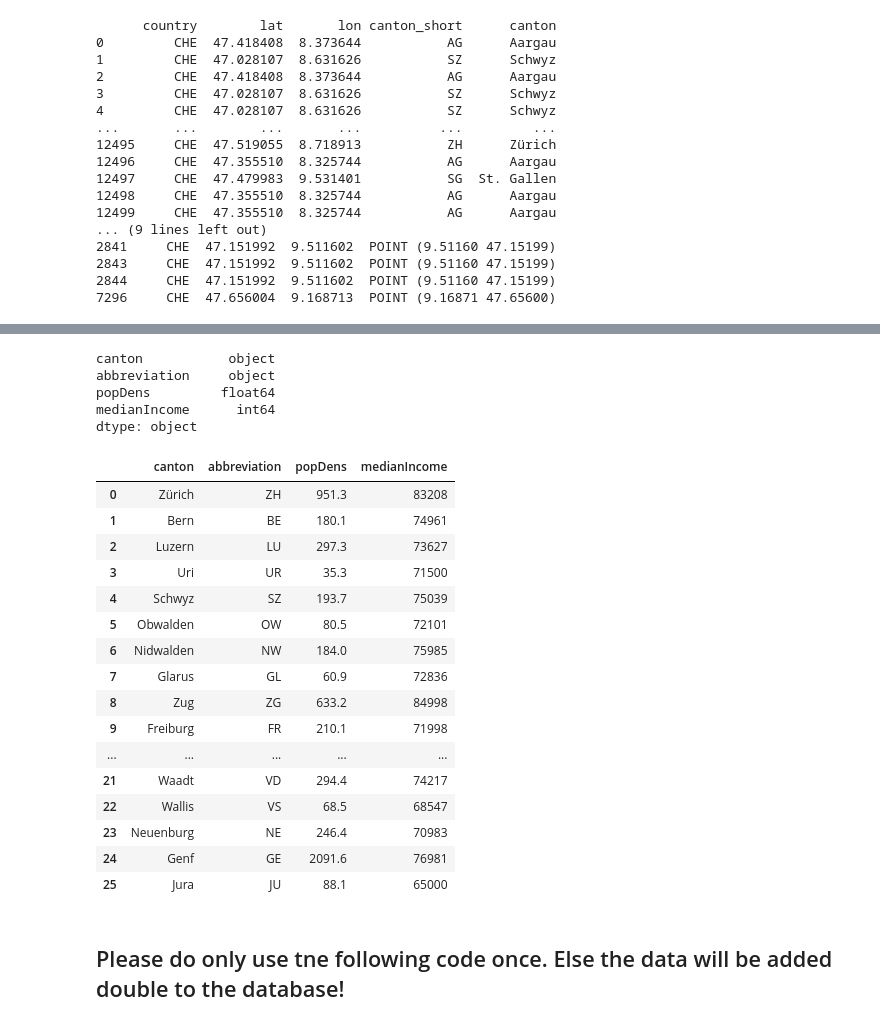
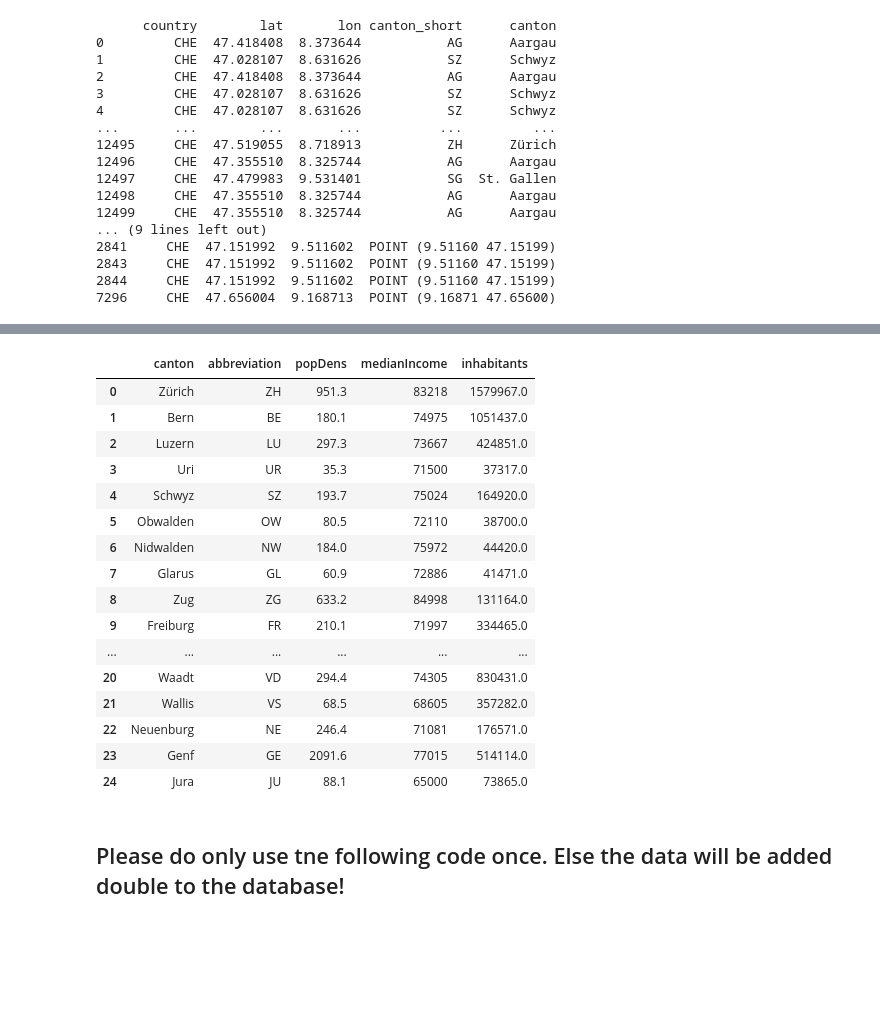
Before and after one commit to matissch/analytics_project, a Jupyter notebook: join_geodata_with_cantons.ipynb, the cells around one changed output, grey strips where cells are left out. Saved outputs shown, nothing was run; the diff lists cells and outputs as text; code cells hidden in the pictures; blank space fills up the shorter version.

```diff
--- a/join_geodata_with_cantons.ipynb
+++ b/join_geodata_with_cantons.ipynb
@@ -275,35 +310,31 @@ dtype: object
-# %%
-final_df = pd.merge(df_popDens,scrape_df, left_on='GEO_NAME', right_on='canton', how='left')
-popParameters_df = final_df[['canton', 'abbreviation', 'VALUE', 'medianIncome']]
-popParameters_df
-
-popParameters_df = popParameters_df.rename(columns={'VALUE':'popDens'})
-canton_data_df = popParameters_df
-print(canton_data_df.dtypes)
-canton_data_df
-# %% [output]
-canton           object
-abbreviation     object
-popDens         float64
-medianIncome      int64
-dtype: object
-|  | canton | abbreviation | popDens | medianIncome |
-| 0 | Zürich | ZH | 951.3 | 83208 |
-| 1 | Bern | BE | 180.1 | 74961 |
-| 2 | Luzern | LU | 297.3 | 73627 |
-| 3 | Uri | UR | 35.3 | 71500 |
-| 4 | Schwyz | SZ | 193.7 | 75039 |
-| 5 | Obwalden | OW | 80.5 | 72101 |
-| 6 | Nidwalden | NW | 184.0 | 75985 |
-| 7 | Glarus | GL | 60.9 | 72836 |
-| 8 | Zug | ZG | 633.2 | 84998 |
-| 9 | Freiburg | FR | 210.1 | 71998 |
-| ... | ... | ... | ... | ... |
-| 21 | Waadt | VD | 294.4 | 74217 |
-| 22 | Wallis | VS | 68.5 | 68547 |
-| 23 | Neuenburg | NE | 246.4 | 70983 |
-| 24 | Genf | GE | 2091.6 | 76981 |
-| 25 | Jura | JU | 88.1 | 65000 |
+# %%
+df_inhabitant = df_inhabitant.drop_duplicates(subset='canton')
+scrape_df = scrape_df.drop_duplicates(subset='canton')
+df_popDens = df_popDens.drop_duplicates(subset='canton')
+
+final_scraped_df = pd.merge(df_inhabitant, scrape_df, on='canton')
+final_df = pd.merge(df_popDens, final_scraped_df, on='canton')
+canton_data_df = final_df[['canton', 'abbreviation', 'popDens', 'medianIncome', 'inhabitants']]
+
+canton_data_df
+# %% [output]
+|  | canton | abbreviation | popDens | medianIncome | inhabitants |
+| 0 | Zürich | ZH | 951.3 | 83218 | 1579967.0 |
+| 1 | Bern | BE | 180.1 | 74975 | 1051437.0 |
+| 2 | Luzern | LU | 297.3 | 73667 | 424851.0 |
+| 3 | Uri | UR | 35.3 | 71500 | 37317.0 |
+| 4 | Schwyz | SZ | 193.7 | 75024 | 164920.0 |
+| 5 | Obwalden | OW | 80.5 | 72110 | 38700.0 |
+| 6 | Nidwalden | NW | 184.0 | 75972 | 44420.0 |
+| 7 | Glarus | GL | 60.9 | 72886 | 41471.0 |
+| 8 | Zug | ZG | 633.2 | 84998 | 131164.0 |
+| 9 | Freiburg | FR | 210.1 | 71997 | 334465.0 |
+| ... | ... | ... | ... | ... | ... |
+| 20 | Waadt | VD | 294.4 | 74305 | 830431.0 |
+| 21 | Wallis | VS | 68.5 | 68605 | 357282.0 |
+| 22 | Neuenburg | NE | 246.4 | 71081 | 176571.0 |
+| 23 | Genf | GE | 2091.6 | 77015 | 514114.0 |
+| 24 | Jura | JU | 88.1 | 65000 | 73865.0 |
 # %% [markdown]
 ## Please do only use tne following code once. Else the data will be added double to the database!
 # %%
```
Also changed, not shown: parts of 4 cells of this notebook, 1 other file.
